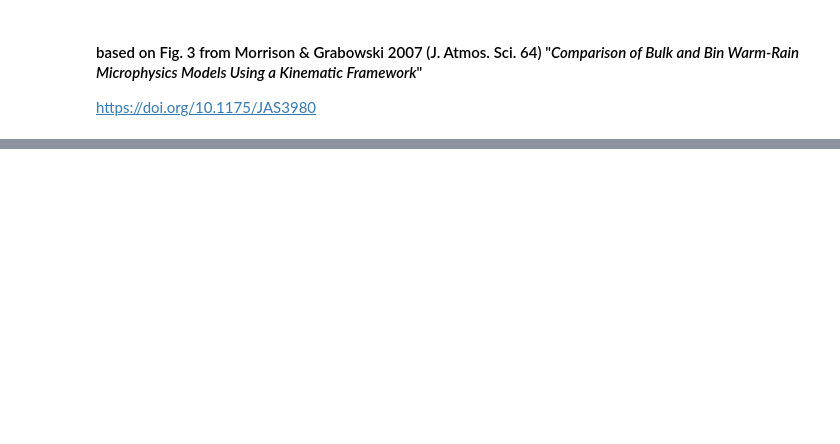
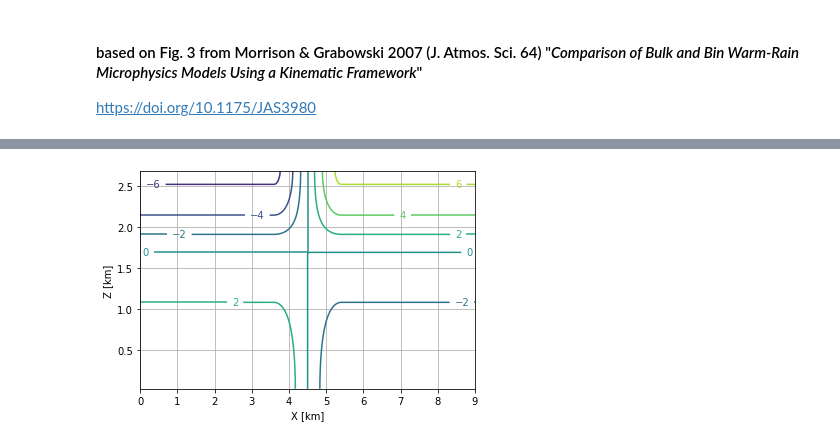
Before and after one commit to trontrytel/PySDM-examples, a Jupyter notebook: PySDM_examples/Morrison_and_Grabowski_2007/fig_3.ipynb, the cells around one changed output, grey strips where cells are left out. Saved outputs shown, nothing was run; the diff lists cells and outputs as text; code cells hidden in the pictures; blank space fills up the shorter version.

```diff
--- a/PySDM_examples/Morrison_and_Grabowski_2007/fig_3.ipynb
+++ b/PySDM_examples/Morrison_and_Grabowski_2007/fig_3.ipynb
@@ -24,6 +24,7 @@ rho_times_courant = nondivergent_vector_field_2d(
     t=25*si.min
 )
 dz = settings.size[-1] / settings.grid[-1]
+dx = settings.size[0] / settings.grid[0]
 # %%
 z_vec_coords = tuple(coord * settings.size[i]/si.km for i, coord in enumerate(z_vec_coord(settings.grid)))
 pylab.clabel(pylab.contour(
@@ -40 +41,13 @@ show_plot()
 [interactive output not drawn]
+# %%
+x_vec_coords = tuple(coord * settings.size[i]/si.km for i, coord in enumerate(x_vec_coord(settings.grid)))
+pylab.clabel(pylab.contour(
+    *x_vec_coords,
+    rho_times_courant[0] * dx / settings.dt / settings.rhod_of_zZ(x_vec_coords[0]/settings.size[0]),
+))
+pylab.grid()
+pylab.xlabel('X [km]')
+pylab.ylabel('Z [km]')
+show_plot()
+# %% [output]
+[figure, added]
```
Also changed, not shown: parts of 3 cells of this notebook, 13 other files.
